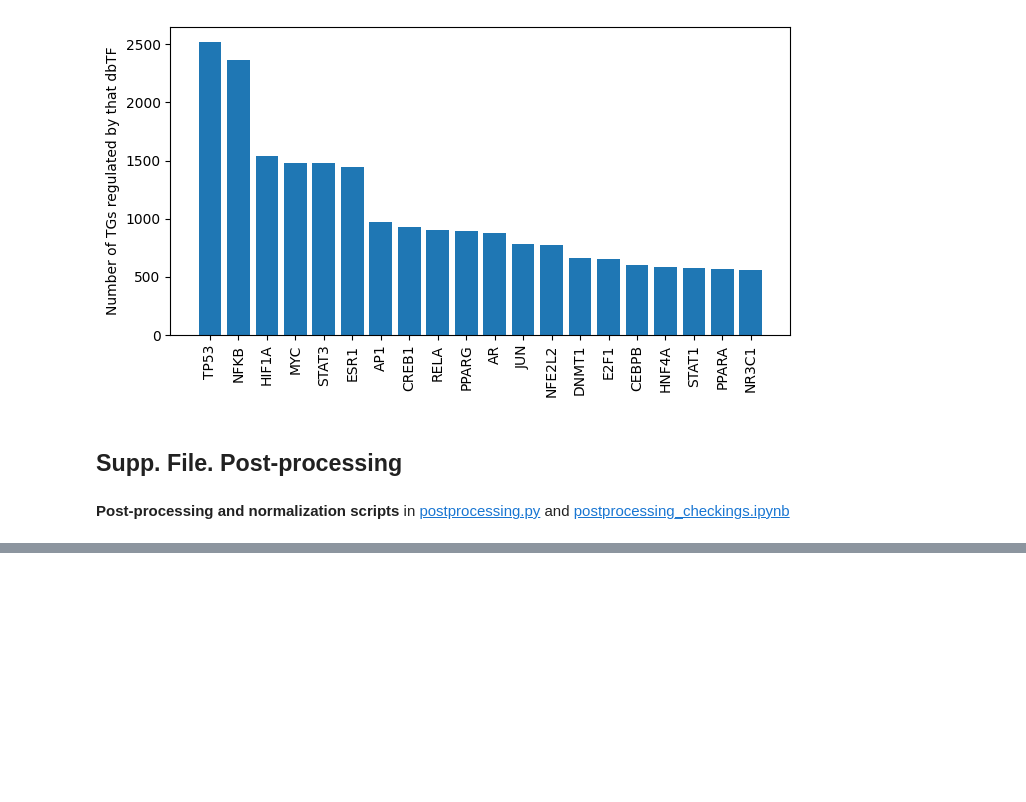
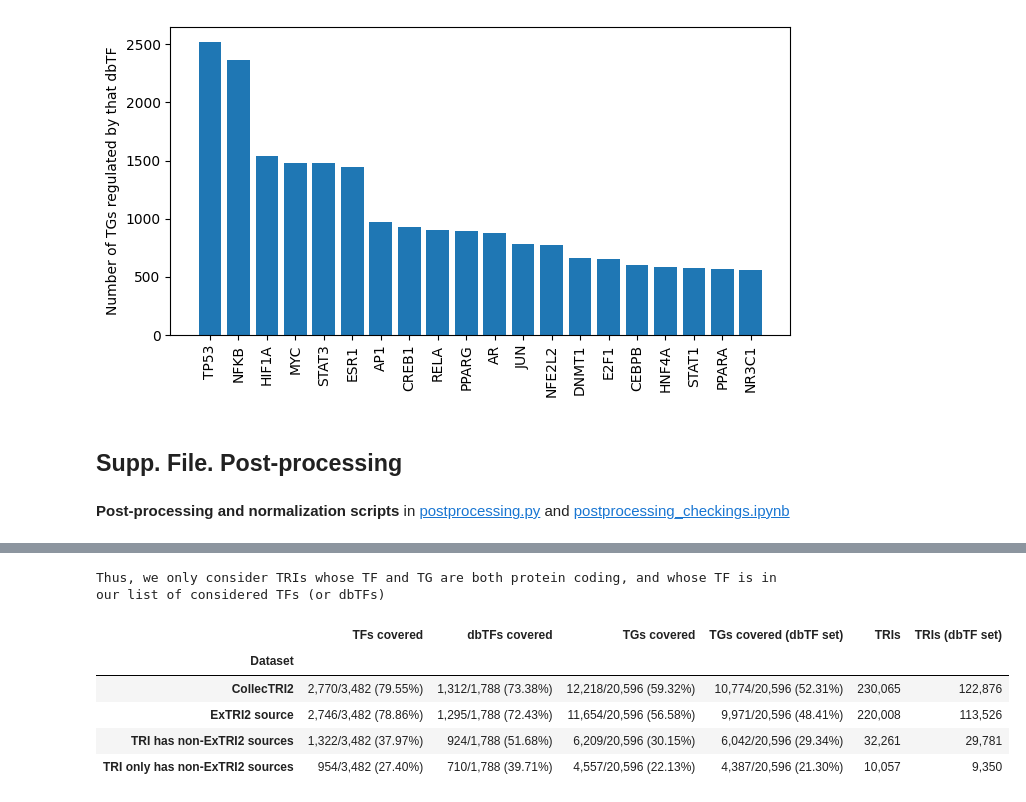
Before and after one commit to Rbbt-Workflows/ExTRI2, a Jupyter notebook: analysis/repo_to_paper.ipynb, the cells around one changed output, grey strips where cells are left out. Drawn from its saved outputs; the diff is of its cells as text; code cells hidden in the pictures; blank space fills up the shorter version.

```diff
--- a/analysis/repo_to_paper.ipynb
+++ b/analysis/repo_to_paper.ipynb
@@ -1150 +1163,6 @@ Number of retrieved human dbTFs
+# %%
+# LOAD PAPER DATASETS
+collectri2 = pd.read_csv(config['collectri2_p'], sep='\t', dtype="str", skiprows=1)
+collectri2_regulome = pd.read_csv(config['paper_tables_p'] + 'regulome.tsv.gz', sep='\t', dtype="str", skiprows=1)
+TFs_in_ExTRI2 = pd.read_csv(config['TFs_in_ExTRI2_p'], sep="\t", dtype="str")
 # %%
@@ -1217,0 +1514,65 @@ ExTRI2 sentences not included in CollecTRI & not considered for human analysis:
+# %%
+# GET % OF CONSIDERED TFs/dbTFs/TGs COVERED BY ExTRI2 / COLLECTRI
+
+# --- Filter out non-protein-coding TFs & TGs, and TFs not in all_TFs_symbols ---
+# Create collectri2_protcod, with only protein-coding TFs & TGs
+prot_cod_TF_mask = collectri2[tf_col].isin(prot_cod_HG_symbols)
+prot_cod_TG_mask = collectri2[tg_col].isin(prot_cod_HG_symbols)
+
+print(f"We discard {((~prot_cod_TF_mask) | (~prot_cod_TG_mask)).sum()}/{len(collectri2)} ({((~prot_cod_TF_mask) | (~prot_cod_TG_mask)).mean():.2%}) TRIs with non-protein-coding TFs or TGs from analysis.")
+print(f"This corresponds to {collectri2[~prot_cod_TF_mask][tf_col].nunique()} TFs and {collectri2[~prot_cod_TG_mask][tg_col].nunique()} TGs.")
+collectri2_protcod = collectri2[prot_cod_TF_mask & prot_cod_TG_mask]
+
+# Discard TFs not in all_TFs_symbols
+all_TFs_mask = collectri2_protcod[tf_col].isin(all_TFs_symbols)
+print(f"We discard {((~all_TFs_mask)).sum()}/{len(collectri2_protcod)} ({((~all_TFs_mask)).mean():.2%}) TRIs with TFs not in all_TFs from analysis.")
+print(f"This corresponds to {collectri2_protcod[~all_TFs_mask][tf_col].nunique()} TFs.")
+print(f"Most affected datasets:")
+display(collectri2_protcod[~all_TFs_mask].filter(like='present').notna().sum().sort_values(ascending=False).head())
+
+print("Thus, we only consider TRIs whose TF and TG are both protein coding, and whose TF is in our list of considered TFs (or dbTFs)")
+collectri2_protcod = collectri2_protcod[all_TFs_mask]
+
+
+rows = []
+tf_tot = len(all_TFs_symbols)
+dbtf_tot = len(dbTFs_symbols)
+tg_tot = len(prot_cod_HG_symbols)
+
+# Create collectri2 subset of TRIs with a source that is not extri2
+other_sources_m = collectri2_protcod[[c for c in collectri2.columns if 'present' in c and 'ExTRI' not in c]].notna().any(axis=1)
+
+for name, df_subset in [
+    ("CollecTRI2", collectri2_protcod),
+    ("ExTRI2 source", collectri2_protcod[collectri2_protcod['[ExTRI2] present'].notna()]),
+    ("TRI has non-ExTRI2 sources", collectri2_protcod[other_sources_m]),
+    ("TRI only has non-ExTRI2 sources", collectri2_protcod[collectri2_protcod['[ExTRI2] present'].isna()]),
+]:
+    tf_in   = len(set(df_subset[tf_col]))
+    dbtf_in = len(set(df_subset[df_subset[tf_col].isin(dbTFs_symbols)][tf_col]))
+    tg_in   = len(set(df_subset[tg_col]))
+    dbtf_tg_in = len(set(df_subset[df_subset[tf_col].isin(dbTFs_symbols)][tg_col]))
+
+    rows.append({
+        "Dataset": name,
+        "TFs covered": f"{tf_in:,}/{tf_tot:,} ({tf_in/tf_tot:.2%})",
+        "dbTFs covered": f"{dbtf_in:,}/{dbtf_tot:,} ({dbtf_in/dbtf_tot:.2%})",
+        "TGs covered": f"{tg_in:,}/{tg_tot:,} ({tg_in/tg_tot:.2%})",
+        "TGs covered (dbTF set)": f"{dbtf_tg_in:,}/{tg_tot:,} ({dbtf_tg_in/tg_tot:.2%})",
+        "TRIs": f"{len(set(df_subset['#TF:TG'])):,}",
+        "TRIs (dbTF set)": f"{len(set(df_subset[df_subset[tf_col].isin(dbTFs_symbols)]['#TF:TG'])):,}"
+    })
+
+pd.set_option("display.max_colwidth", None)
+coverage_df = pd.DataFrame(rows).drop_duplicates(subset=["Dataset"]).set_index("Dataset")
+display(coverage_df)
+pd.set_option("display.max_colwidth", 50)
+
+# TODO - Now, I only show TRIs with non-ExTRI2 sources. Maybe getting specifically TFs & TGs with non-ExTRI2 sources is more informative?
+
+
+# TODO - Ensure that the collecTRI-ExTRI2 numbers are the same as the ExTRI2 ortholog numbers from the ExTRI2 section
+# TODO - Here, the number of TRIs in ExTRI2 and CollecTRI differs from the previous analysis because we are now filtering out non-protein-coding TFs and TGs
+#        Ensure we are consistent and that this is clearly explained in the paper
+#        Potentially, explain better what I do in each step, and show Astrid to see if she agrees
+# %% [output]
@@ -1218 +1590,8 @@ ExTRI2 sentences not included in CollecTRI & not considered for human analysis:
+Thus, we only consider TRIs whose TF and TG are both protein coding, and whose TF is in our list of considered TFs (or dbTFs)
+|  | TFs covered | dbTFs covered | TGs covered | TGs covered (dbTF set) | TRIs | TRIs (dbTF set) |
+| Dataset |  |  |  |  |  |  |
+| CollecTRI2 | 2,770/3,482 (79.55%) | 1,312/1,788 (73.38%) | 12,218/20,596 (59.32%) | 10,774/20,596 (52.31%) | 230,065 | 122,876 |
+| ExTRI2 source | 2,746/3,482 (78.86%) | 1,295/1,788 (72.43%) | 11,654/20,596 (56.58%) | 9,971/20,596 (48.41%) | 220,008 | 113,526 |
+| TRI has non-ExTRI2 sources | 1,322/3,482 (37.97%) | 924/1,788 (51.68%) | 6,209/20,596 (30.15%) | 6,042/20,596 (29.34%) | 32,261 | 29,781 |
+| TRI only has non-ExTRI2 sources | 954/3,482 (27.40%) | 710/1,788 (39.71%) | 4,557/20,596 (22.13%) | 4,387/20,596 (21.30%) | 10,057 | 9,350 |
 # %%
```
Also changed, not shown: parts of 22 cells of this notebook, 2 other files.
